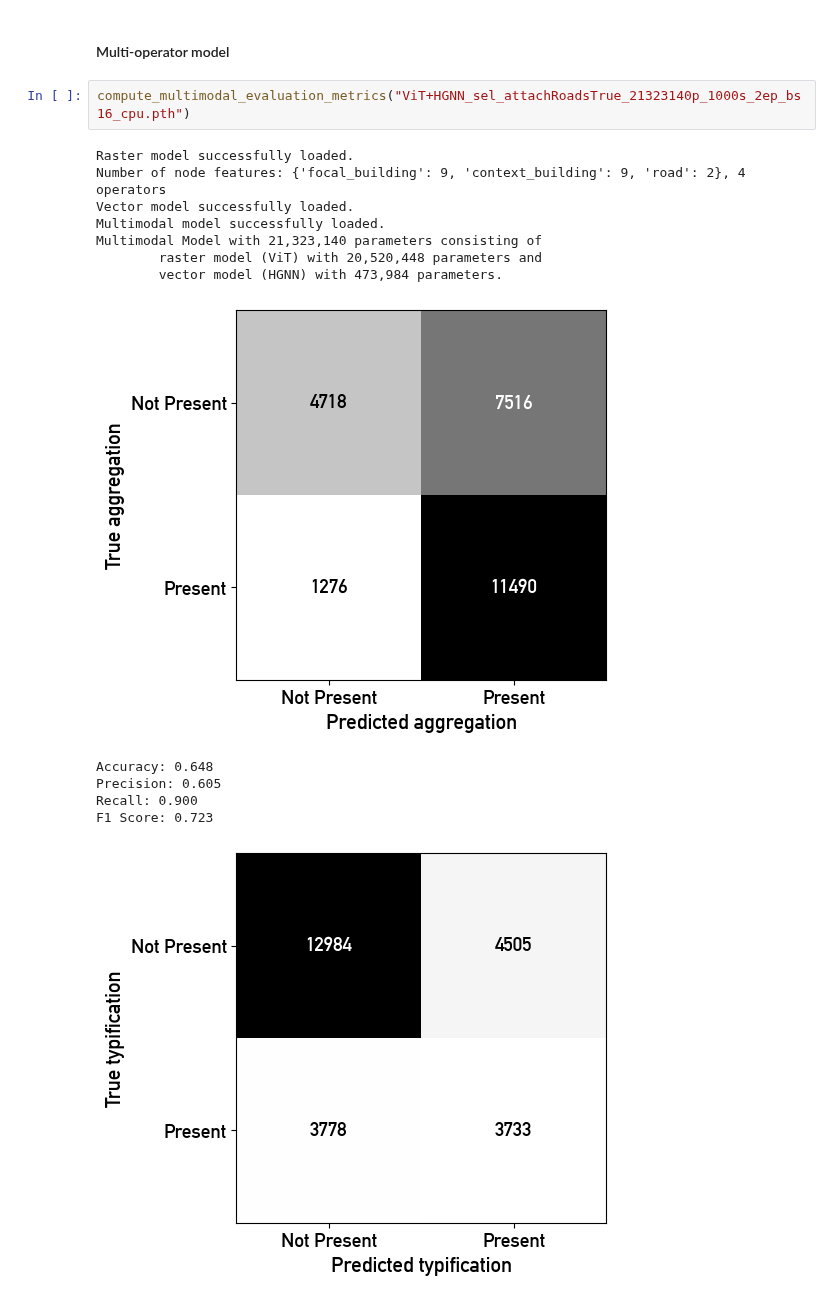
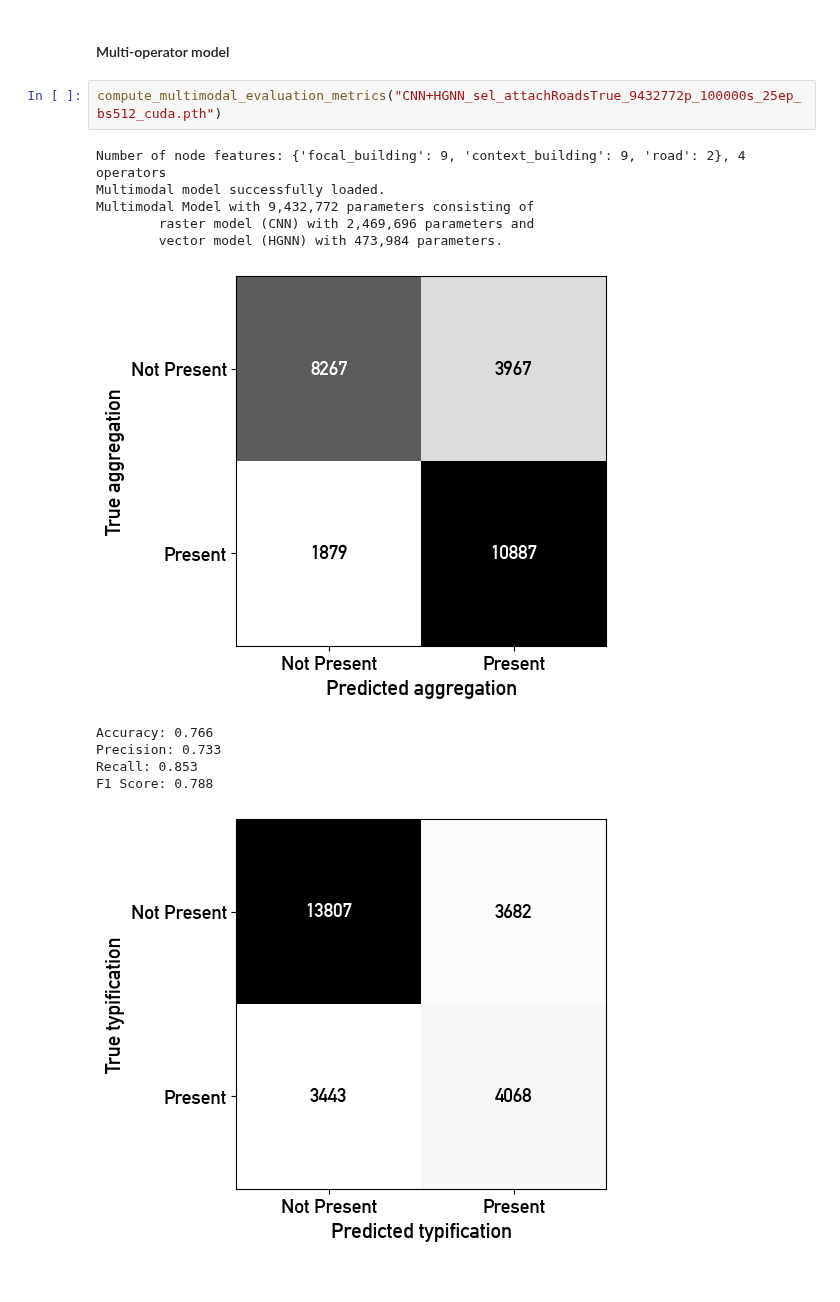
Before and after one commit to jorissenn/genops, a Jupyter notebook: 42_multimodal_model_evaluation.ipynb, the cells around one changed output. Saved outputs shown, nothing was run; the diff lists cells and outputs as text.

Commit message:
tested trained multimodal model

```diff
--- a/42_multimodal_model_evaluation.ipynb
+++ b/42_multimodal_model_evaluation.ipynb
@@ -378,18 +376,16 @@ F1 Score: 0.313
 # %% [markdown]
 #### Multi-operator model
 # %%
-compute_multimodal_evaluation_metrics("ViT+HGNN_sel_attachRoadsTrue_21323140p_1000s_2ep_bs16_cpu.pth")
+compute_multimodal_evaluation_metrics("CNN+HGNN_sel_attachRoadsTrue_9432772p_100000s_25ep_bs512_cuda.pth")
 # %% [output]
-Raster model successfully loaded.
 Number of node features: {'focal_building': 9, 'context_building': 9, 'road': 2}, 4 operators
-Vector model successfully loaded.
 Multimodal model successfully loaded.
-Multimodal Model with 21,323,140 parameters consisting of
-        raster model (ViT) with 20,520,448 parameters and
+Multimodal Model with 9,432,772 parameters consisting of
+        raster model (CNN) with 2,469,696 parameters and
         vector model (HGNN) with 473,984 parameters.
-[figure, old version]
+[figure, new version]
-Accuracy: 0.648
-Precision: 0.605
-Recall: 0.900
-F1 Score: 0.723
+Accuracy: 0.766
+Precision: 0.733
+Recall: 0.853
+F1 Score: 0.788
 [figure]
```
Also changed, not shown: parts of 2 cells of this notebook, 3 other files.
